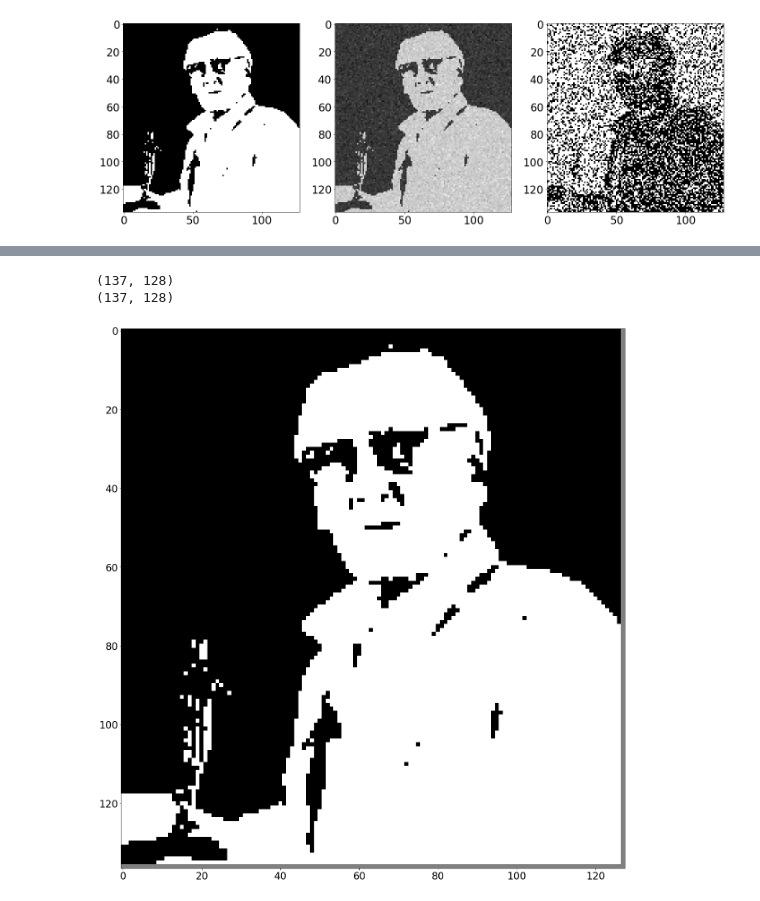
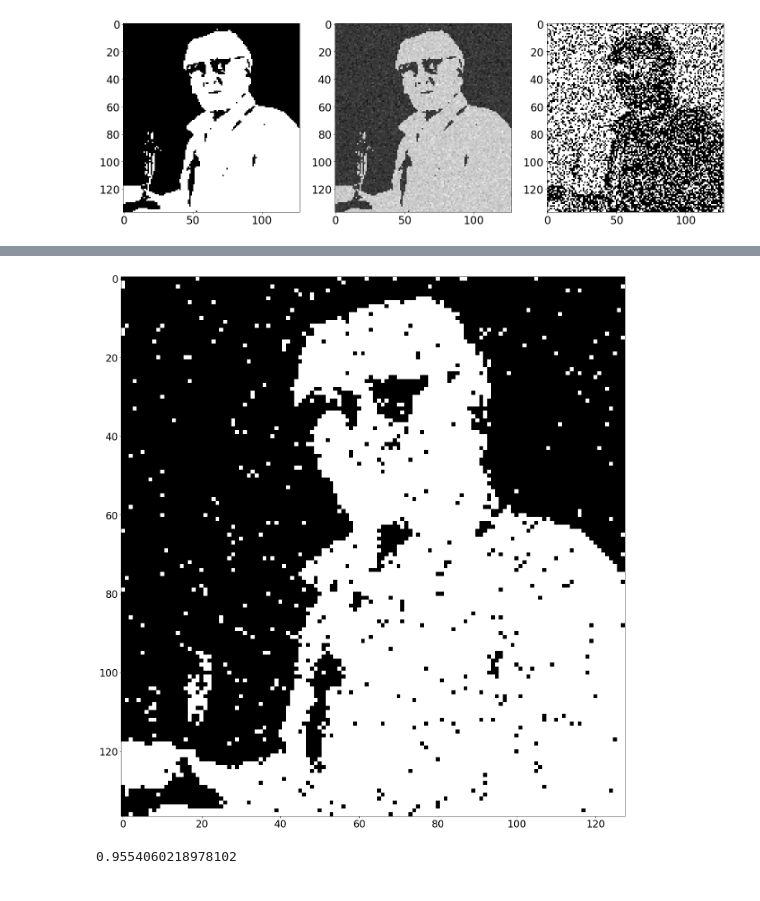
Before and after one commit to kheeran/COMS30007-Machine-Learning, a Jupyter notebook: Inference.ipynb, the cells around one changed output, grey strips where cells are left out. Drawn from its saved outputs; the diff is of its cells as text; code cells hidden in the pictures.

```diff
--- a/Inference.ipynb
+++ b/Inference.ipynb
@@ -147,16 +164,39 @@ def image_denois_ICM(x0, y, T, M, N, beta, eta):
+# %%
+def gibbs_sampling(x0, y, T, M, N, beta, eta):
+    x = x0
+    x_next = x0
+
+    for t in range(0, T):
+        for i in range(0, M):
+            for j in range(0, N):
+                pp = eta * y[i][j] + beta * np.sum([x[a][b] for (a, b) in neighbours(i, j, M, N, size = 8)])
+                pp = np.exp(pp)
+
+                pn = eta * -y[i][j] + beta * np.sum([-x[a][b] for (a, b) in neighbours(i, j, M, N, size = 8)])
+                pn = np.exp(pn)
+
+                p = pp / (pp + pn)
+
+                if p > np.random.uniform():
+                    x_next[i][j] = 1
+                else:
+                    x_next[i][j] = -1
+
+        x = x_next
+    return x
 # %%
-y = im2
+y = im6
 y = 2*y - 1
 
 (M, N) = y.shape
-x = image_denois_ICM(np.zeros((M, N)), y, 1, M, N, beta = 0, eta = 1)
+x = gibbs_sampling(np.zeros((M, N)), y, 15, M, N, beta = 0.25, eta = 0.8)
 
 fig = plt.figure()
 ax = fig.add_subplot(111)
 ax.imshow(x,cmap='gray')
 
 plt.show()
+1-np.sum(np.abs((x + 1) / 2 -im)) / (x.shape[0] * x.shape[1])
 # %% [output]
+[figure, new version]
-(137, 128)
-(137, 128)
+0.9554060218978102
-[figure, old version]
```
Also changed, not shown: parts of 3 cells of this notebook.
